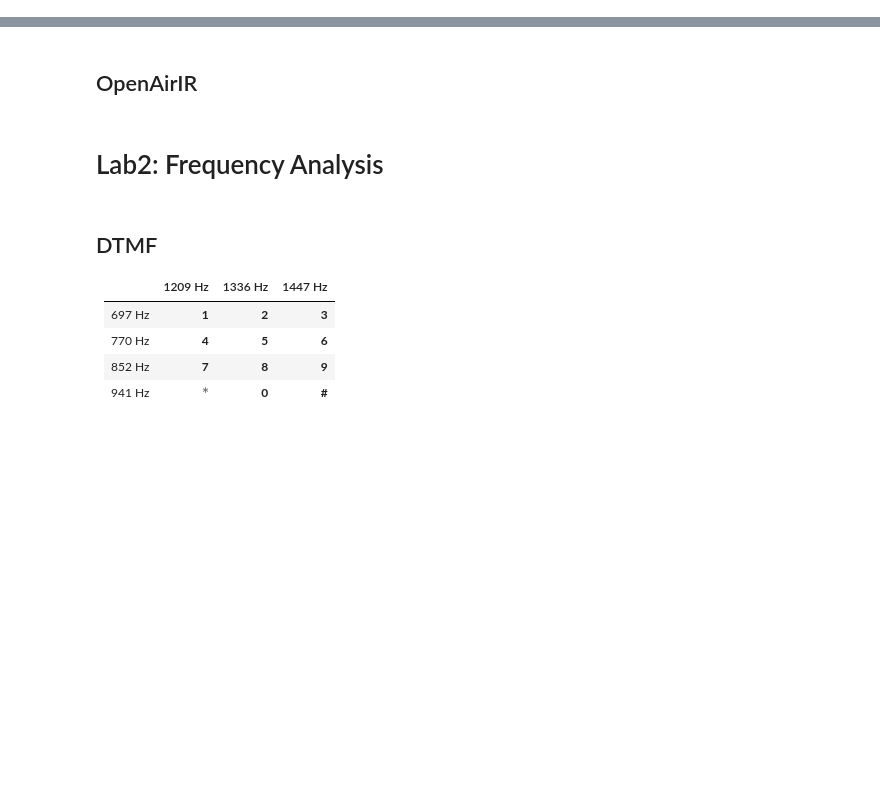
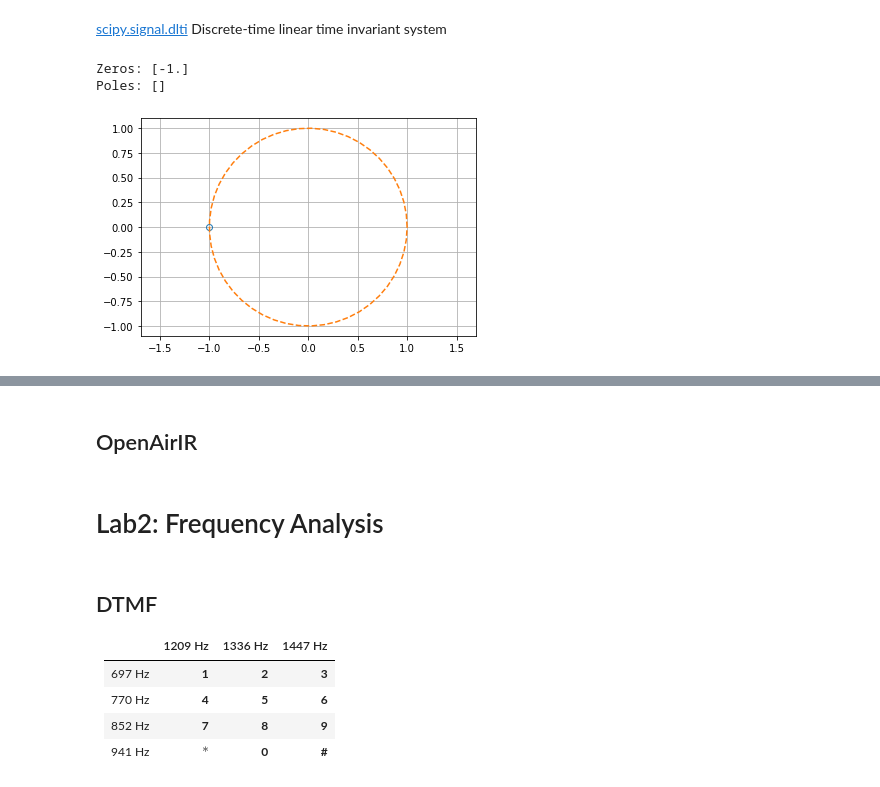
Before and after one commit to chenshuo/notes, a Jupyter notebook: notebooks/DSP_Labs.ipynb, the cells around one changed output, grey strips where cells are left out. Cells and saved outputs as stored; diff of their text form; code cells hidden in the pictures; blank space fills up the shorter version.

```diff
--- a/notebooks/DSP_Labs.ipynb
+++ b/notebooks/DSP_Labs.ipynb
@@ -24,5 +2,0 @@ from ipywidgets import interact, interact_manual
-# %%
-dlti = scipy.signal.dlti([1/2, 1/2], [1])
-zeros = dlti.zeros
-print('Zeros:', zeros)
-print('Poles:', dlti.poles)
@@ -90,5 +2,0 @@ limits = plt.axis("equal")
-# %%
-dlti = scipy.signal.dlti([-1/2, 1/2], [1])
-zeros = dlti.zeros
-print('Zeros:', zeros)
-print('Poles:', dlti.poles)
@@ -97,0 +19,13 @@ Poles: []
+# %%
+def draw_pzmap(dlti):
+  plt.plot(np.real(dlti.zeros), np.imag(dlti.zeros), 'o', mfc='none')
+  plt.plot(np.real(dlti.poles), np.imag(dlti.poles), 'x')
+  w = np.linspace(0, 2*np.pi)
+  plt.plot(np.cos(w), np.sin(w), 'y--')
+  limits = plt.axis("equal")
+  plt.grid()
+
+def draw_resp_stem(x, y):
+  plt.stem(x, use_line_collection=True)
+  (markerline, _, _) = plt.stem(y, linefmt='r', markerfmt='ro', use_line_collection=True)
+  markerline.set_markerfacecolor('none')
@@ -97,0 +133,6 @@ Poles: []
+# %%
+b = [1/2, 1/2]
+
+x = np.arange(11)
+y = signal.lfilter(b, [1], x)  # or signal.convolve(b, x)
+print(np.array([x, y]).T)
@@ -97,0 +151,11 @@ Poles: []
+# %% [markdown]
+[scipy.signal.dlti](https://docs.scipy.org/doc/scipy/reference/generated/scipy.signal.dlti.html) Discrete-time linear time invariant system
+# %%
+dlti = signal.dlti(b, [1])
+print('Zeros:', dlti.zeros)
+print('Poles:', dlti.poles)
+draw_pzmap(dlti)
+# %% [output]
+Zeros: [-1.]
+Poles: []
+[figure, added]
```
Also changed, not shown: parts of 89 cells of this notebook.
